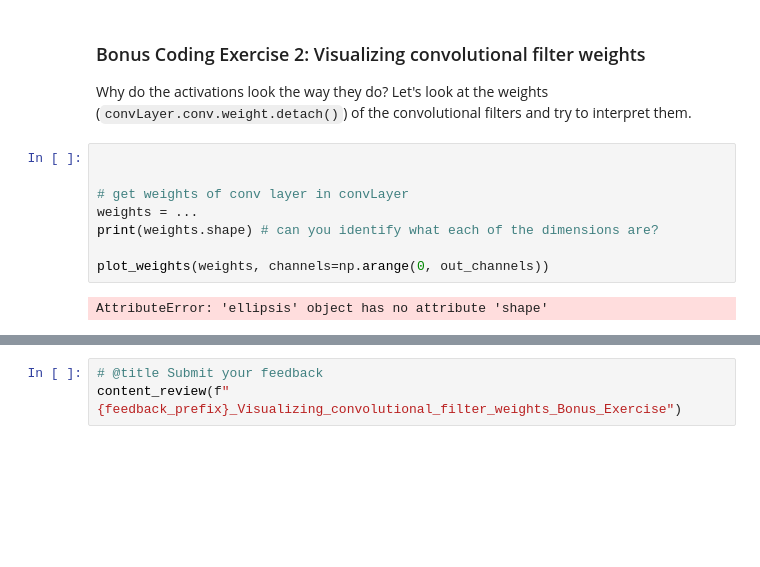
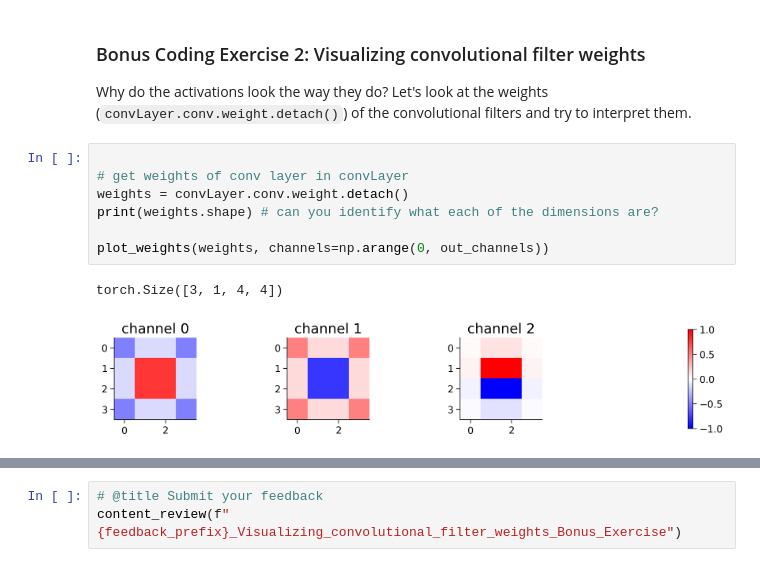
Before and after one commit to heathlarsson/course-content, a Jupyter notebook: tutorials/W1D5_DeepLearning/W1D5_Tutorial2.ipynb, the cells around one changed output, grey strips where cells are left out. Cells and saved outputs as stored; diff of their text form; blank space fills up the shorter version.

```diff
--- a/tutorials/W1D5_DeepLearning/W1D5_Tutorial2.ipynb
+++ b/tutorials/W1D5_DeepLearning/W1D5_Tutorial2.ipynb
@@ -669,14 +669,14 @@ CNN models are particularly [well-suited](https://www.nature.com/articles/nn.424
 Why do the activations look the way they do? Let's look at the weights (`convLayer.conv.weight.detach()`) of the convolutional filters and try to interpret them.
 # %%
 
-
 # get weights of conv layer in convLayer
-weights = ...
+weights = convLayer.conv.weight.detach()
 print(weights.shape) # can you identify what each of the dimensions are?
 
 plot_weights(weights, channels=np.arange(0, out_channels))
 # %% [output]
-AttributeError: 'ellipsis' object has no attribute 'shape'
+torch.Size([3, 1, 4, 4])
+[figure, added]
 # %%
 # to_remove solution
 
```
Also changed, not shown: parts of 5 cells of this notebook.
